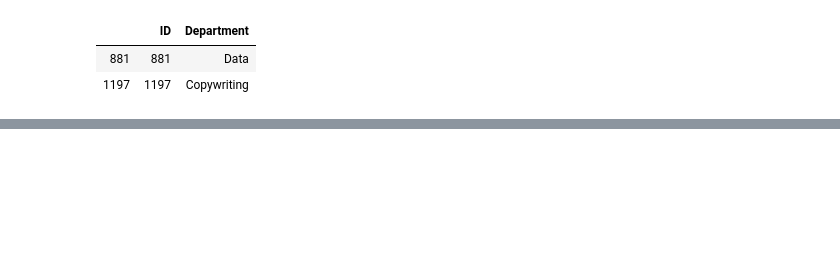
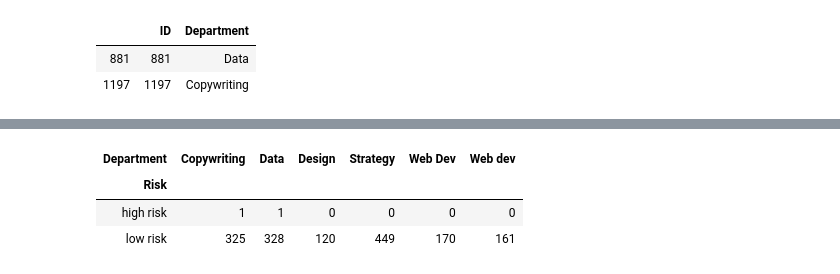
Before and after one commit to LeboSeribe/Data-Wrangling, a Jupyter notebook: Data Wrangling.ipynb, the cells around one changed output, grey strips where cells are left out. Cells and saved outputs as stored; diff of their text form; code cells hidden in the pictures; blank space fills up the shorter version.

```diff
--- a/Data Wrangling.ipynb
+++ b/Data Wrangling.ipynb
@@ -315,3 +314,5 @@ individuals
 |  | ID | Department |
 | 881 | 881 | Data |
 | 1197 | 1197 | Copywriting |
+# %%
+merge['Risk']=np.where((merge['Conscientiousness']<30) & (merge['Agreeableness']<30) & (merge['Emotional Stability'] <30),'high risk','low risk')
@@ -317,0 +370,9 @@ individuals
+# %%
+a=pd.crosstab(merge.Risk,merge.Department)
+b=pd.DataFrame(a)
+b
+# %% [output]
+| Department | Copywriting | Data | Design | Strategy | Web Dev | Web dev |
+| Risk |  |  |  |  |  |  |
+| high risk | 1 | 1 | 0 | 0 | 0 | 0 |
+| low risk | 325 | 328 | 120 | 449 | 170 | 161 |
```
Also changed, not shown: parts of 15 cells of this notebook.
